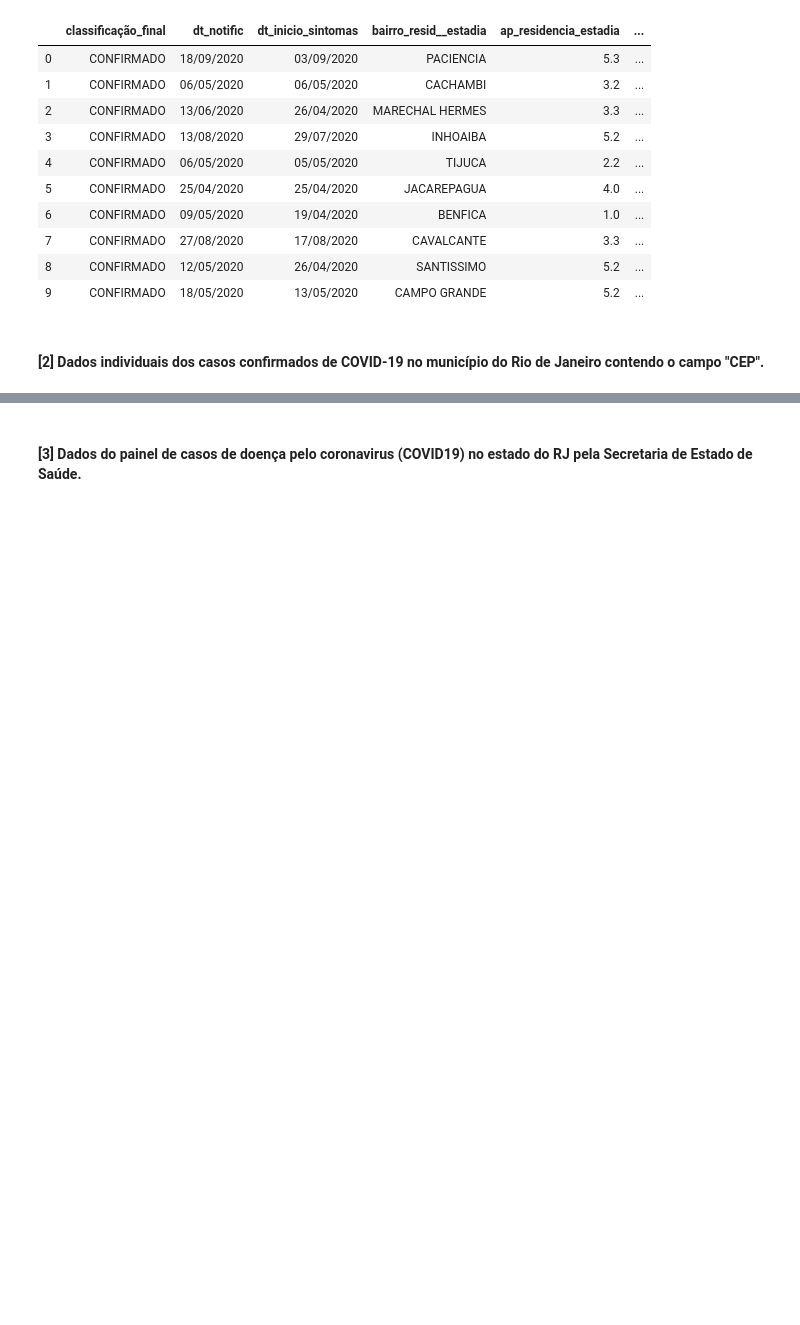
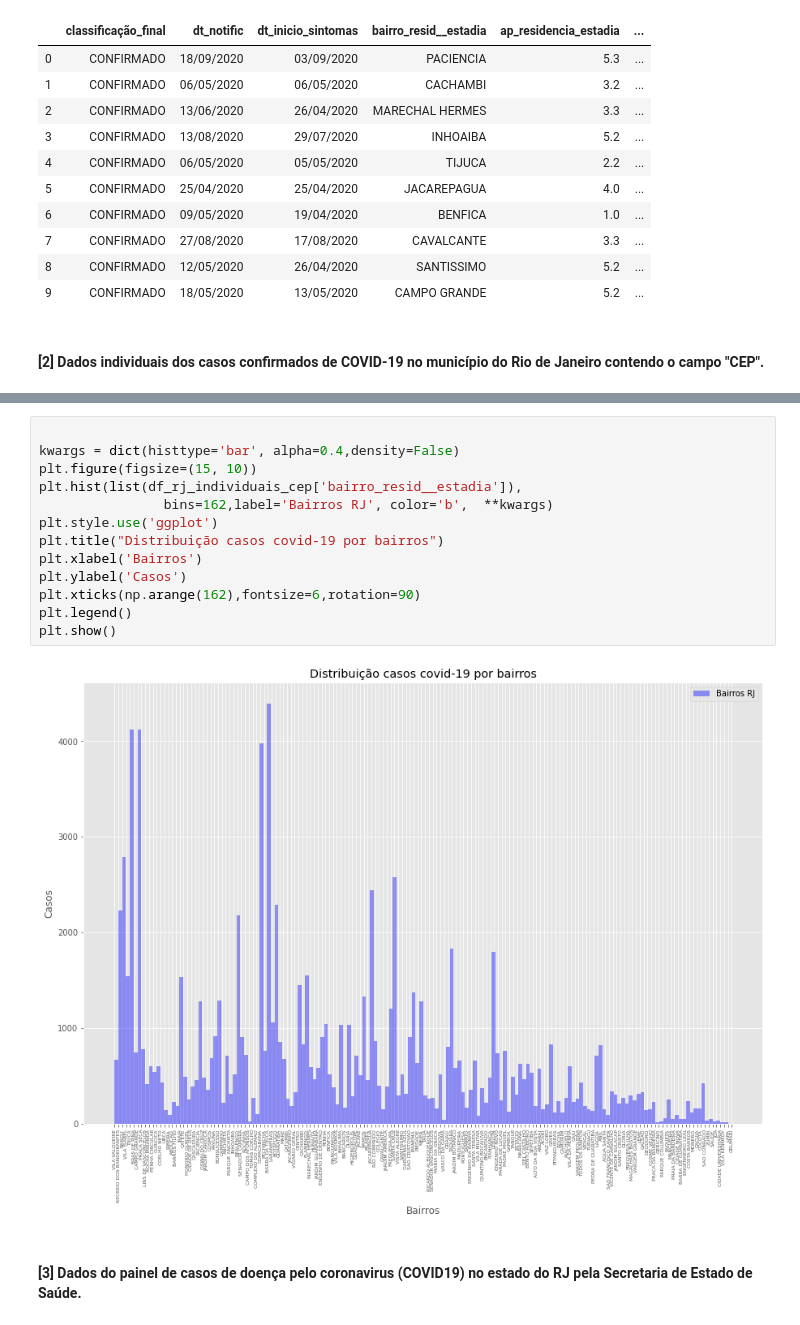
Before and after one commit to fbosousa/covid19, a Jupyter notebook: main.ipynb, the cells around one changed output, grey strips where cells are left out. Saved outputs shown, nothing was run; the diff lists cells and outputs as text; blank space fills up the shorter version.

```diff
--- a/main.ipynb
+++ b/main.ipynb
@@ -51,3 +71,18 @@ Tamanho do dataset:  102494 , quantidade de atributos:  8
+# %%
+
+kwargs = dict(histtype='bar', alpha=0.4,density=False)
+plt.figure(figsize=(15, 10))
+plt.hist(list(df_rj_individuais_cep['bairro_resid__estadia']),
+                bins=162,label='Bairros RJ', color='b',  **kwargs)
+plt.style.use('ggplot')
+plt.title("Distribuição casos covid-19 por bairros")
+plt.xlabel('Bairros')
+plt.ylabel('Casos')
+plt.xticks(np.arange(162),fontsize=6,rotation=90)
+plt.legend()
+plt.show()
+# %% [output]
+[figure, added]
 # %% [markdown]
 #### [3] Dados do painel de casos de doença pelo coronavirus (COVID19) no estado do RJ pela Secretaria de Estado de Saúde.
 # %%
```
Also changed, not shown: parts of 4 cells of this notebook, 1 other file.
